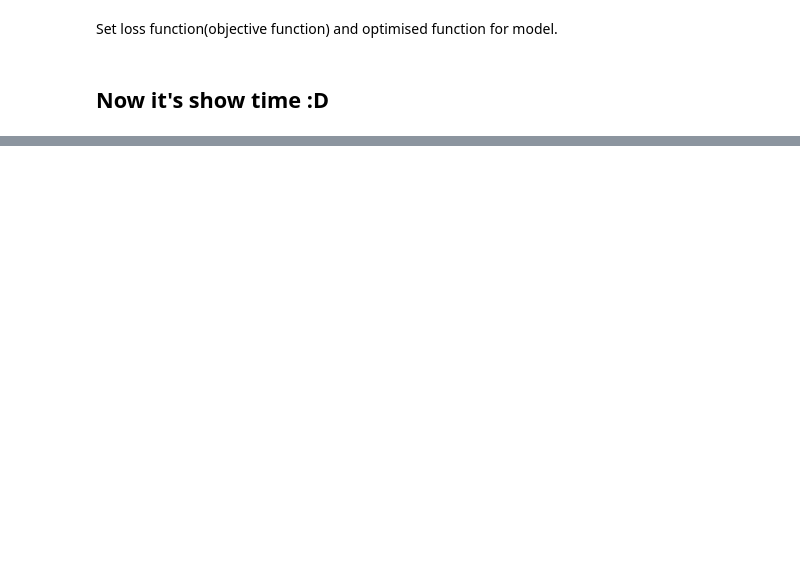
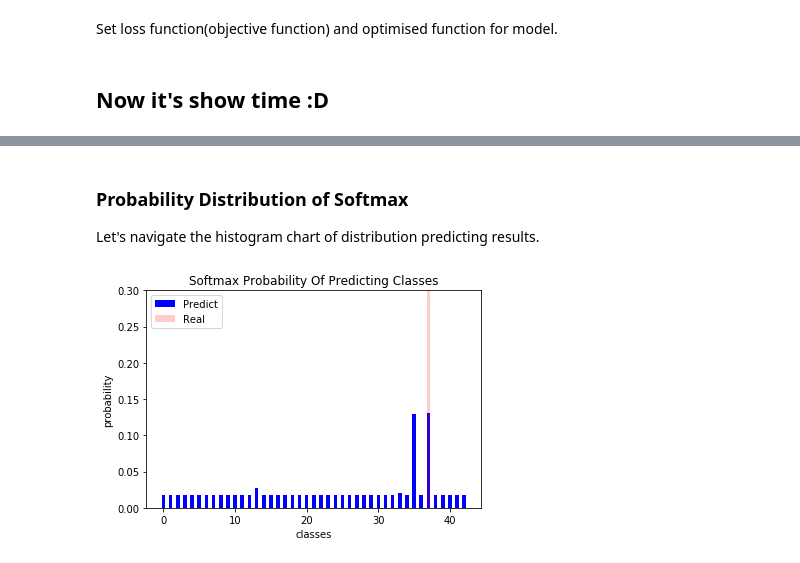
Before and after one commit to jedichien/self-driving, a Jupyter notebook: project_2_traffic_sign_classification/2_classification.ipynb, the cells around one changed output, grey strips where cells are left out. Cells and saved outputs as stored; diff of their text form; code cells hidden in the pictures; blank space fills up the shorter version.

```diff
--- a/project_2_traffic_sign_classification/2_classification.ipynb
+++ b/project_2_traffic_sign_classification/2_classification.ipynb
@@ -224,0 +254,21 @@ KeyboardInterrupt:
+# %% [markdown]
+### Probability Distribution of Softmax
+Let's navigate the histogram chart of distribution predicting results.
+# %%
+x, y = next(gen_test)
+f, ax = plt.subplots(1, 1)
+f.set_figure({'figuresize': (10, 10)})
+rid = random.randint(0, y.shape[0]-1)
+pcls = cnn.predict(x[rid:rid+1])
+
+ax.set_title('Softmax Probability Of Predicting Classes')
+pb = ax.bar(np.arange(n_classes), pcls[0], width=0.5, color='b')
+rb = ax.bar(np.arange(n_classes), y[rid], width=0.5, color='r', alpha=0.2)
+ax.set_ylim(0, .3)
+ax.set_xlabel('classes')
+ax.set_ylabel('probability')
+ax.legend((pb[0], rb[0]), ('Predict', 'Real'))
+plt.savefig('output/hist.jpg')
+plt.show()
+# %% [output]
+[figure, added]
```
Also changed, not shown: parts of 10 cells of this notebook, 3 other files.
